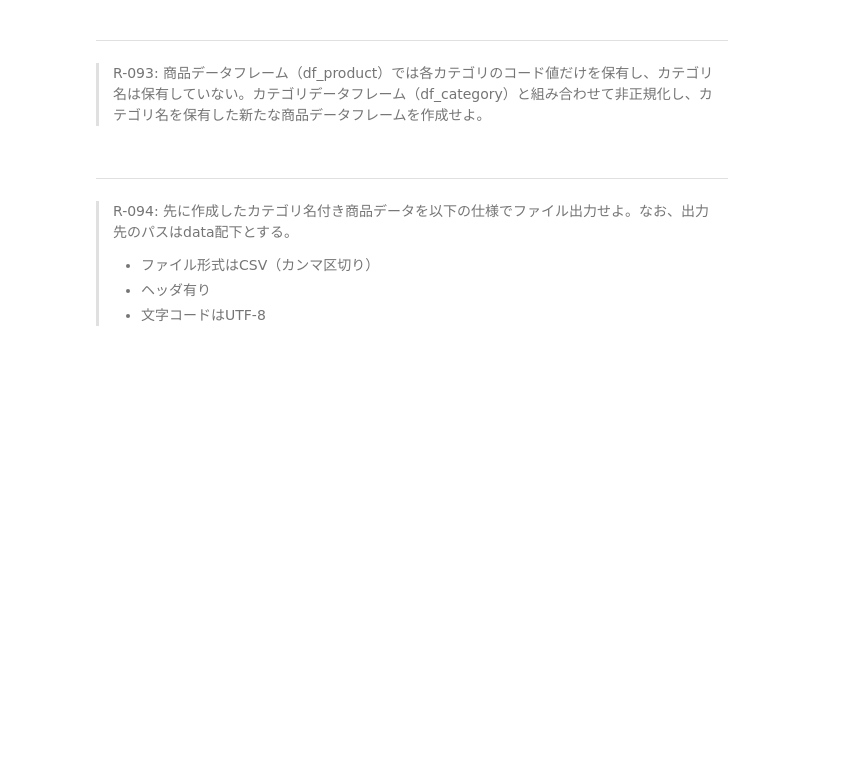
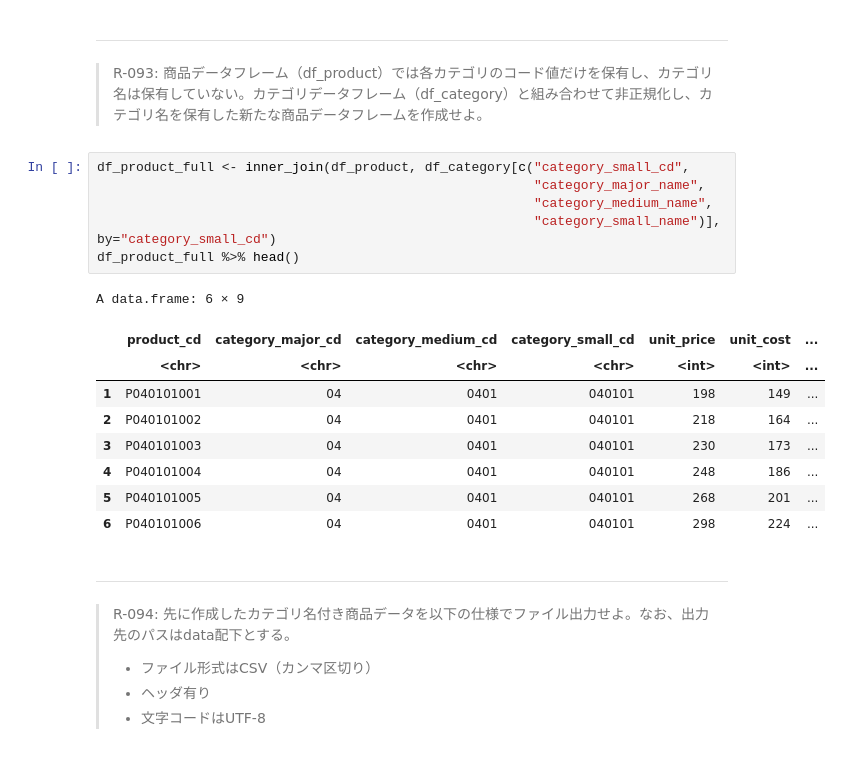
Before and after one commit to okmokm422/100knocks, a Jupyter notebook: ★Practice_R.ipynb, the cells around one changed output. Saved outputs shown, nothing was run; the diff lists cells and outputs as text; blank space fills up the shorter version.

```diff
--- a/★Practice_R.ipynb
+++ b/★Practice_R.ipynb
@@ -2150,6 +2136,22 @@ A data.frame: 6 × 10
 # %% [markdown]
 ---
 > R-093: 商品データフレーム（df_product）では各カテゴリのコード値だけを保有し、カテゴリ名は保有していない。カテゴリデータフレーム（df_category）と組み合わせて非正規化し、カテゴリ名を保有した新たな商品データフレームを作成せよ。
+# %%
+df_product_full <- inner_join(df_product, df_category[c("category_small_cd",
+                                                        "category_major_name",
+                                                        "category_medium_name",
+                                                        "category_small_name")], by="category_small_cd")
+df_product_full %>% head()
+# %% [output]
+A data.frame: 6 × 9
+|  | product_cd | category_major_cd | category_medium_cd | category_small_cd | unit_price | unit_cost | ... |
+|  | <chr> | <chr> | <chr> | <chr> | <int> | <int> | ... |
+| 1 | P040101001 | 04 | 0401 | 040101 | 198 | 149 | ... |
+| 2 | P040101002 | 04 | 0401 | 040101 | 218 | 164 | ... |
+| 3 | P040101003 | 04 | 0401 | 040101 | 230 | 173 | ... |
+| 4 | P040101004 | 04 | 0401 | 040101 | 248 | 186 | ... |
+| 5 | P040101005 | 04 | 0401 | 040101 | 268 | 201 | ... |
+| 6 | P040101006 | 04 | 0401 | 040101 | 298 | 224 | ... |
 # %% [markdown]
 ---
 > R-094: 先に作成したカテゴリ名付き商品データを以下の仕様でファイル出力せよ。なお、出力先のパスはdata配下とする。
```
Also changed, not shown: parts of 8 cells of this notebook.
